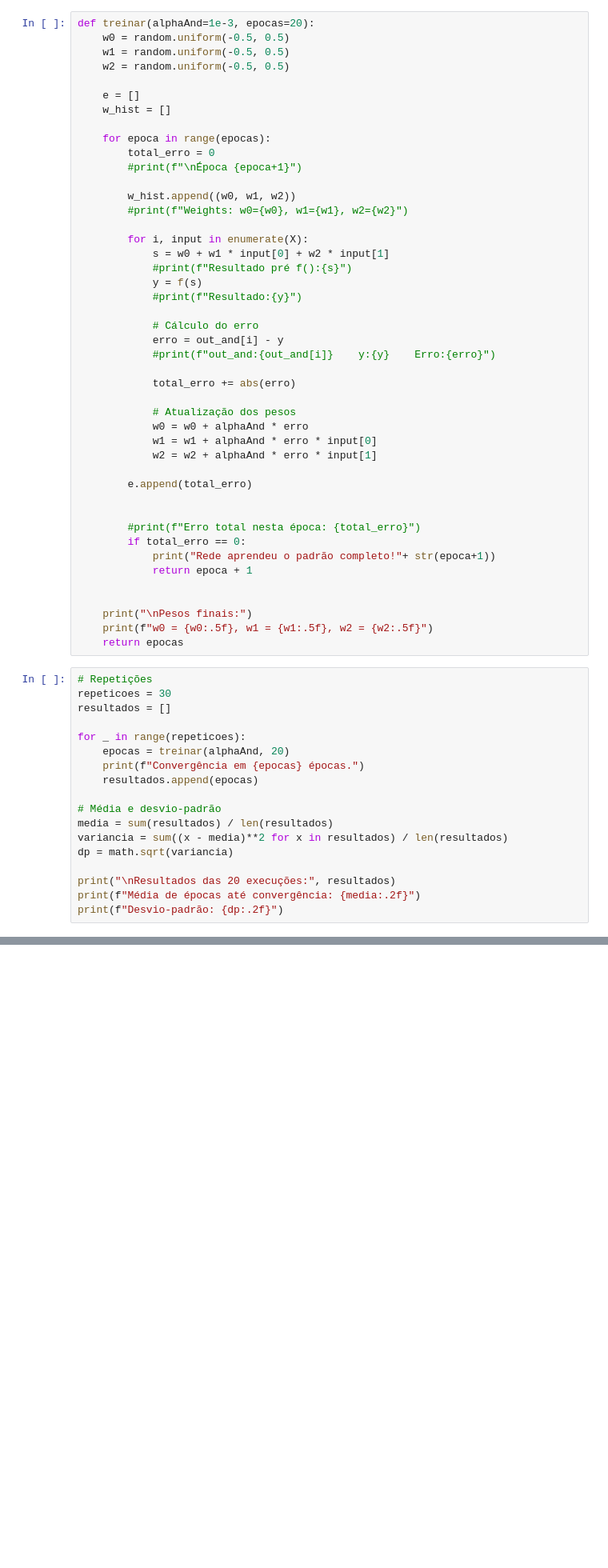
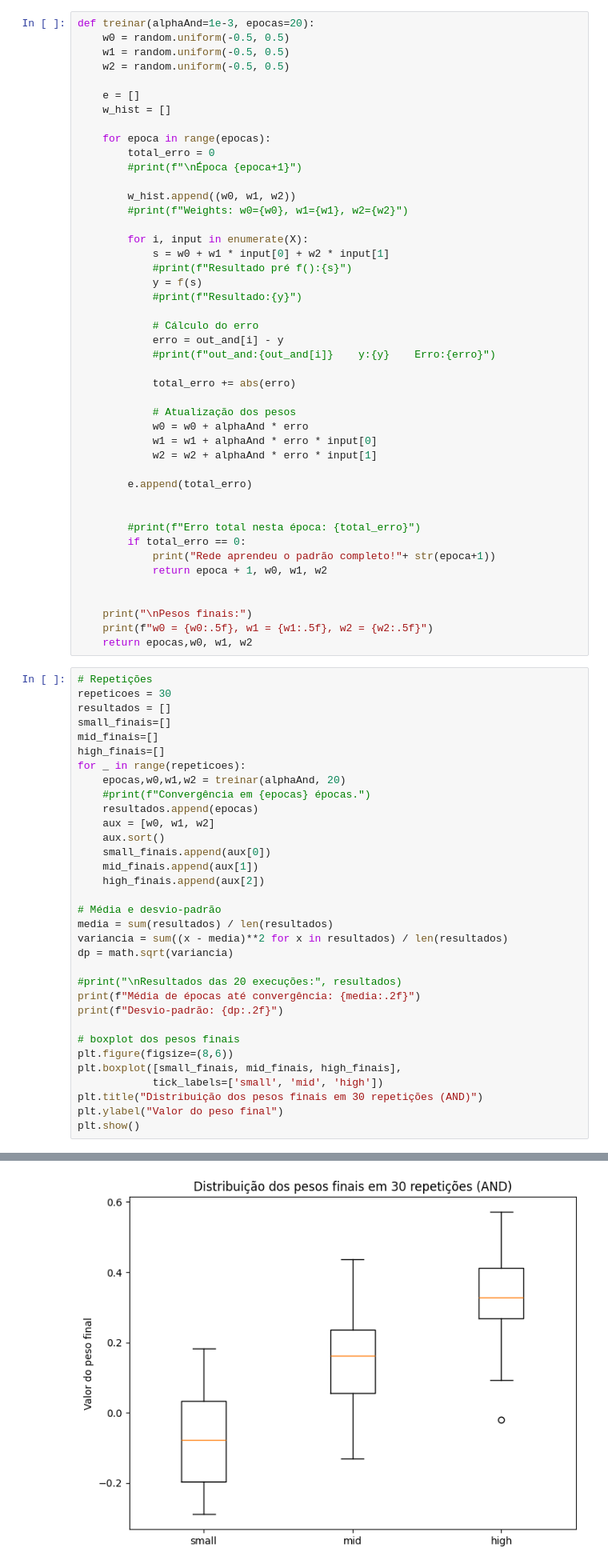
Before and after one commit to jpnoa1/IAA, a Jupyter notebook: lab2/ex1.ipynb, the cells around one changed output, grey strips where cells are left out. Shown: that part at 80% size. Drawn from its saved outputs; the diff is of its cells as text; blank space fills up the shorter version.

```diff
--- a/lab2/ex1.ipynb
+++ b/lab2/ex1.ipynb
@@ -193,29 +176,44 @@ def treinar(alphaAnd=1e-3, epocas=20):
         #print(f"Erro total nesta época: {total_erro}")
         if total_erro == 0:
             print("Rede aprendeu o padrão completo!"+ str(epoca+1))
-            return epoca + 1
+            return epoca + 1, w0, w1, w2
 
 
     print("\nPesos finais:")
     print(f"w0 = {w0:.5f}, w1 = {w1:.5f}, w2 = {w2:.5f}")
-    return epocas
+    return epocas,w0, w1, w2
 # %%
 # Repetições
 repeticoes = 30
 resultados = []
-
+small_finais=[]
+mid_finais=[]
+high_finais=[]
 for _ in range(repeticoes):
-    epocas = treinar(alphaAnd, 20)
-    print(f"Convergência em {epocas} épocas.")
+    epocas,w0,w1,w2 = treinar(alphaAnd, 20)
+    #print(f"Convergência em {epocas} épocas.")
     resultados.append(epocas)
+    aux = [w0, w1, w2]
+    aux.sort()
+    small_finais.append(aux[0])
+    mid_finais.append(aux[1])
+    high_finais.append(aux[2])
 
 # Média e desvio-padrão
 media = sum(resultados) / len(resultados)
 variancia = sum((x - media)**2 for x in resultados) / len(resultados)
 dp = math.sqrt(variancia)
 
-print("\nResultados das 20 execuções:", resultados)
+#print("\nResultados das 20 execuções:", resultados)
 print(f"Média de épocas até convergência: {media:.2f}")
 print(f"Desvio-padrão: {dp:.2f}")
+
+# boxplot dos pesos finais
+plt.figure(figsize=(8,6))
+plt.boxplot([small_finais, mid_finais, high_finais],
+            tick_labels=['small', 'mid', 'high'])
+plt.title("Distribuição dos pesos finais em 30 repetições (AND)")
+plt.ylabel("Valor do peso final")
+plt.show()
 # %% [output]
 Pesos finais:
@@ -238,3 +236,4 @@ Desvio-padrão: 3.41
+[figure, added]
 # %% [markdown]
 ### 7)
 # %%
```
Also changed, not shown: parts of 10 cells of this notebook, 3 other files.
